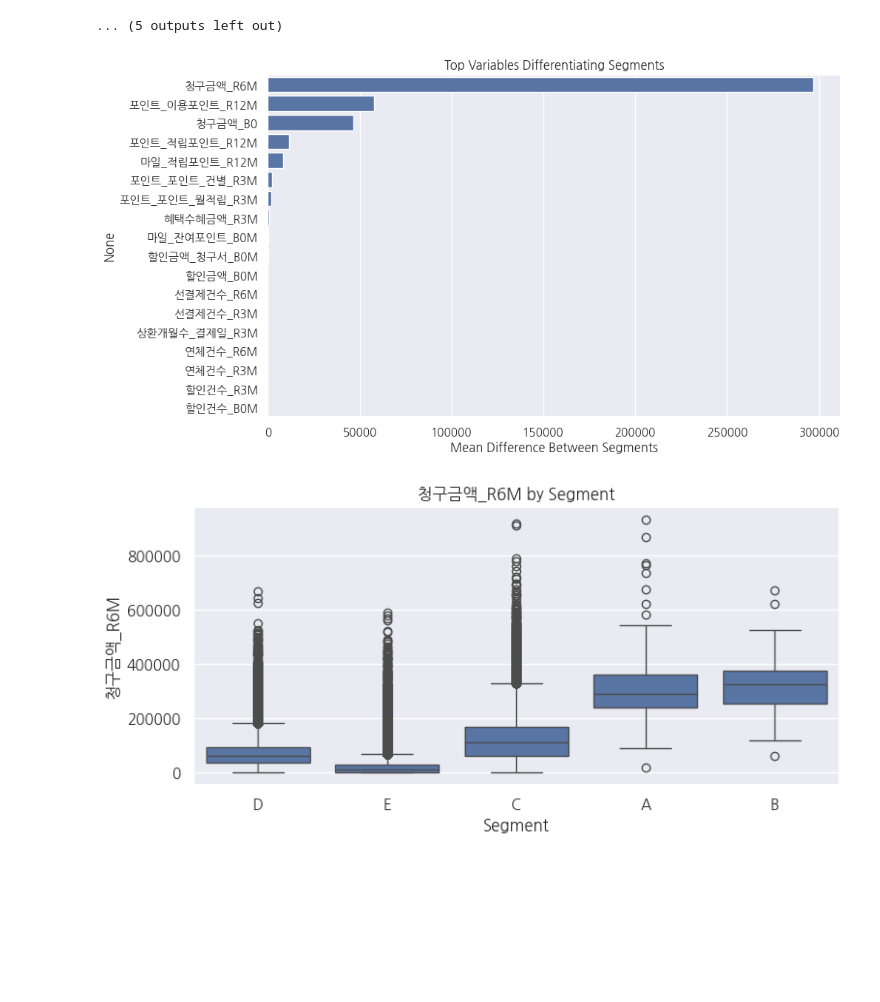
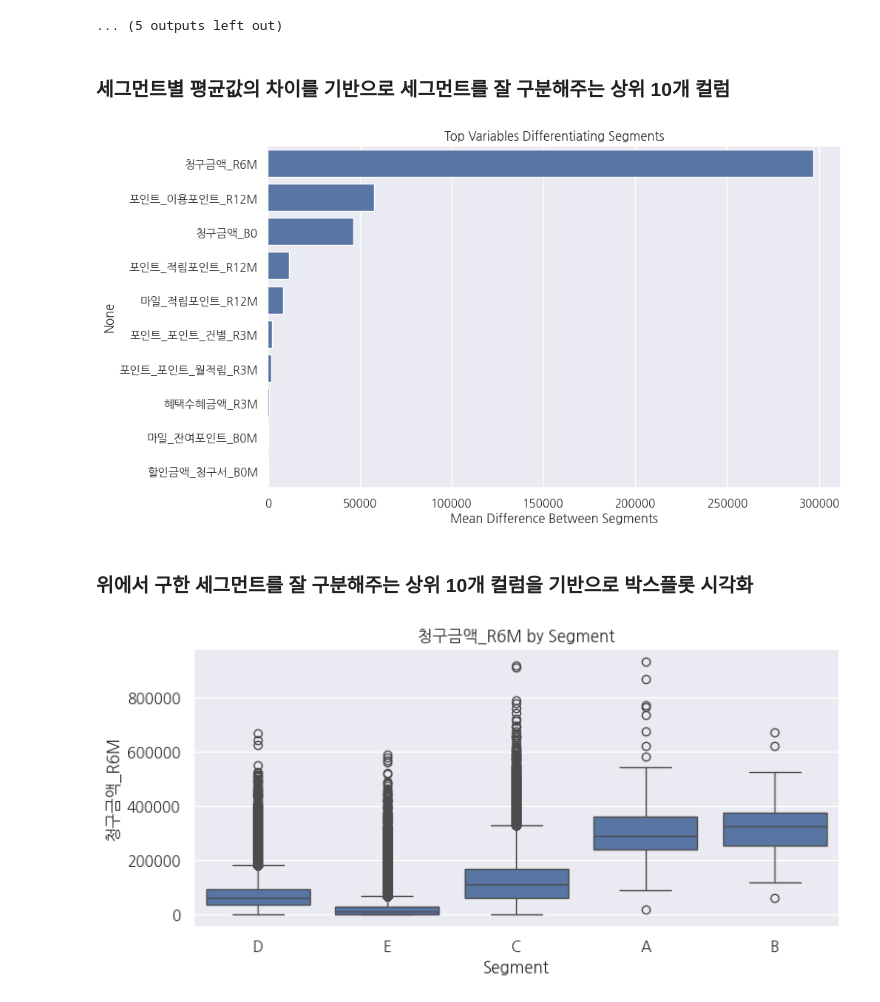
Before and after one commit to Rungky/FinalProject, a Jupyter notebook: src/한지연/최종데이터EDA(청구_잔액).ipynb, the cells around one changed output. Saved outputs shown, nothing was run; the diff lists cells and outputs as text; code cells hidden in the pictures; blank space fills up the shorter version.

```diff
--- a/src/한지연/최종데이터EDA(청구_잔액).ipynb
+++ b/src/한지연/최종데이터EDA(청구_잔액).ipynb
@@ -317,19 +319,21 @@ for col in sample_cols:
 [figure]
 [figure]
 ... (5 outputs left out)
+# %% [markdown]
+### 세그먼트별 평균값의 차이를 기반으로 세그먼트를 잘 구분해주는 상위 10개 컬럼
 # %%
-# 세그먼트별 평균값의 차이를 기반으로 세그먼트를 잘 구분해주는 상위 10개 변수
-
 segment_mean = total_df.groupby('Segment').mean(numeric_only=True)
 segment_diff = segment_mean.max() - segment_mean.min()
-top_vars = segment_diff.sort_values(ascending=False).head(20)
+top_vars = segment_diff.sort_values(ascending=False).head(10)
 
 # 시각화
 plt.figure(figsize=(10, 6))
 sns.barplot(x=top_vars.values, y=top_vars.index)
 plt.title("Top Variables Differentiating Segments")
 plt.xlabel("Mean Difference Between Segments")
 plt.show()
 # %% [output]
-[figure, old version]
+[figure, new version]
+# %% [markdown]
+### 위에서 구한 세그먼트를 잘 구분해주는 상위 10개 컬럼을 기반으로 박스플롯 시각화
 # %%
```
Also changed, not shown: parts of 5 cells of this notebook.
